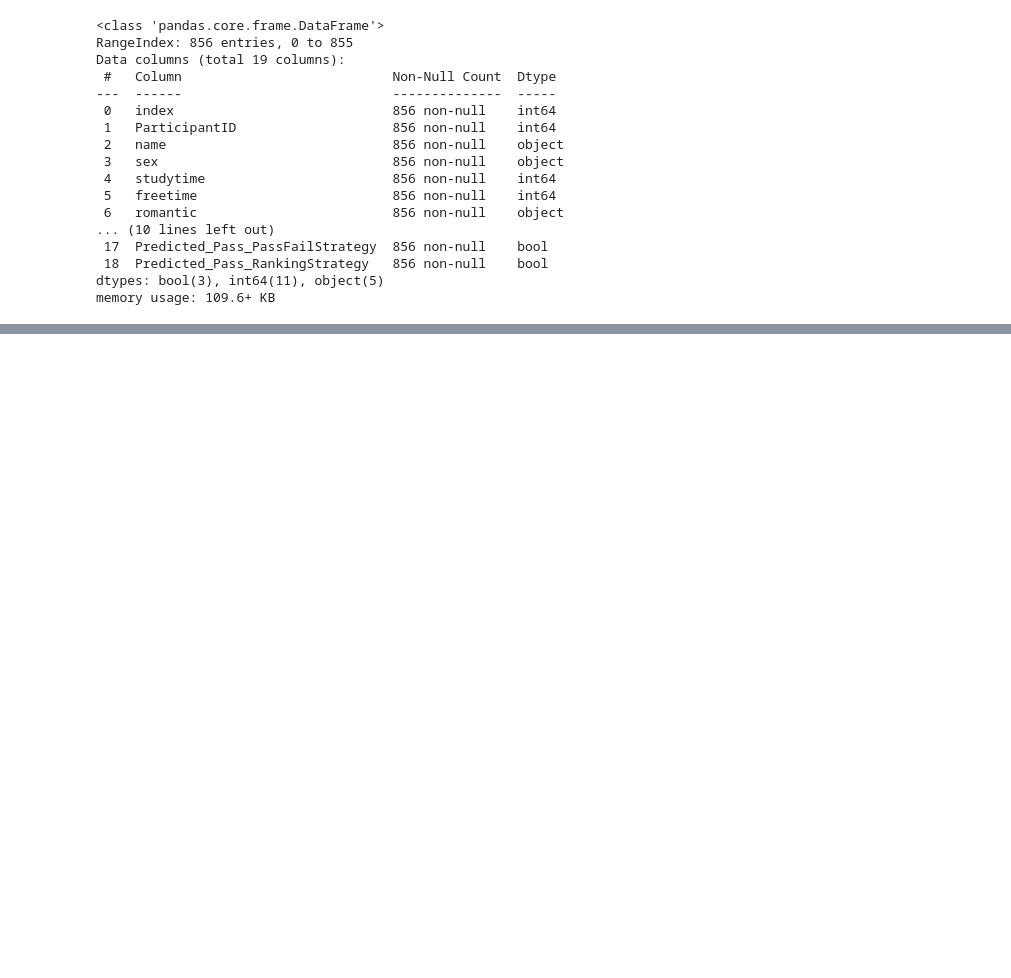
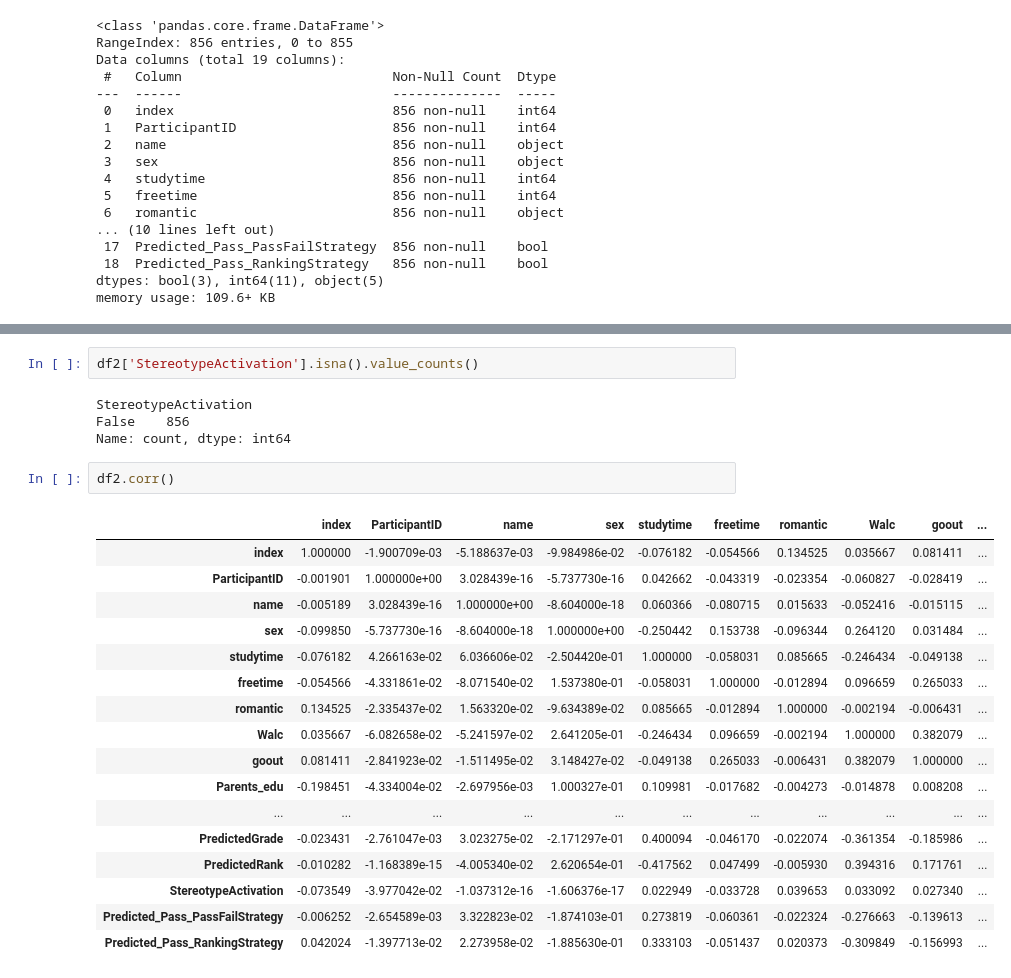
Before and after one commit to anmolsmann/Machine-Learning, a Jupyter notebook: archive/solution.ipynb, the cells around one changed output, grey strips where cells are left out. Drawn from its saved outputs; the diff is of its cells as text; blank space fills up the shorter version.

```diff
--- a/archive/solution.ipynb
+++ b/archive/solution.ipynb
@@ -68,0 +91,26 @@ memory usage: 109.6+ KB
+# %%
+df2['StereotypeActivation'].isna().value_counts()
+# %% [output]
+StereotypeActivation
+False    856
+Name: count, dtype: int64
+# %%
+df2.corr()
+# %% [output]
+|  | index | ParticipantID | name | sex | studytime | freetime | romantic | Walc | goout | ... |
+| index | 1.000000 | -1.900709e-03 | -5.188637e-03 | -9.984986e-02 | -0.076182 | -0.054566 | 0.134525 | 0.035667 | 0.081411 | ... |
+| ParticipantID | -0.001901 | 1.000000e+00 | 3.028439e-16 | -5.737730e-16 | 0.042662 | -0.043319 | -0.023354 | -0.060827 | -0.028419 | ... |
+| name | -0.005189 | 3.028439e-16 | 1.000000e+00 | -8.604000e-18 | 0.060366 | -0.080715 | 0.015633 | -0.052416 | -0.015115 | ... |
+| sex | -0.099850 | -5.737730e-16 | -8.604000e-18 | 1.000000e+00 | -0.250442 | 0.153738 | -0.096344 | 0.264120 | 0.031484 | ... |
+| studytime | -0.076182 | 4.266163e-02 | 6.036606e-02 | -2.504420e-01 | 1.000000 | -0.058031 | 0.085665 | -0.246434 | -0.049138 | ... |
+| freetime | -0.054566 | -4.331861e-02 | -8.071540e-02 | 1.537380e-01 | -0.058031 | 1.000000 | -0.012894 | 0.096659 | 0.265033 | ... |
+| romantic | 0.134525 | -2.335437e-02 | 1.563320e-02 | -9.634389e-02 | 0.085665 | -0.012894 | 1.000000 | -0.002194 | -0.006431 | ... |
+| Walc | 0.035667 | -6.082658e-02 | -5.241597e-02 | 2.641205e-01 | -0.246434 | 0.096659 | -0.002194 | 1.000000 | 0.382079 | ... |
+| goout | 0.081411 | -2.841923e-02 | -1.511495e-02 | 3.148427e-02 | -0.049138 | 0.265033 | -0.006431 | 0.382079 | 1.000000 | ... |
+| Parents_edu | -0.198451 | -4.334004e-02 | -2.697956e-03 | 1.000327e-01 | 0.109981 | -0.017682 | -0.004273 | -0.014878 | 0.008208 | ... |
+| ... | ... | ... | ... | ... | ... | ... | ... | ... | ... | ... |
+| PredictedGrade | -0.023431 | -2.761047e-03 | 3.023275e-02 | -2.171297e-01 | 0.400094 | -0.046170 | -0.022074 | -0.361354 | -0.185986 | ... |
+| PredictedRank | -0.010282 | -1.168389e-15 | -4.005340e-02 | 2.620654e-01 | -0.417562 | 0.047499 | -0.005930 | 0.394316 | 0.171761 | ... |
+| StereotypeActivation | -0.073549 | -3.977042e-02 | -1.037312e-16 | -1.606376e-17 | 0.022949 | -0.033728 | 0.039653 | 0.033092 | 0.027340 | ... |
+| Predicted_Pass_PassFailStrategy | -0.006252 | -2.654589e-03 | 3.322823e-02 | -1.874103e-01 | 0.273819 | -0.060361 | -0.022324 | -0.276663 | -0.139613 | ... |
+| Predicted_Pass_RankingStrategy | 0.042024 | -1.397713e-02 | 2.273958e-02 | -1.885630e-01 | 0.333103 | -0.051437 | 0.020373 | -0.309849 | -0.156993 | ... |
```
Also changed, not shown: parts of 8 cells of this notebook, 5 other files.
